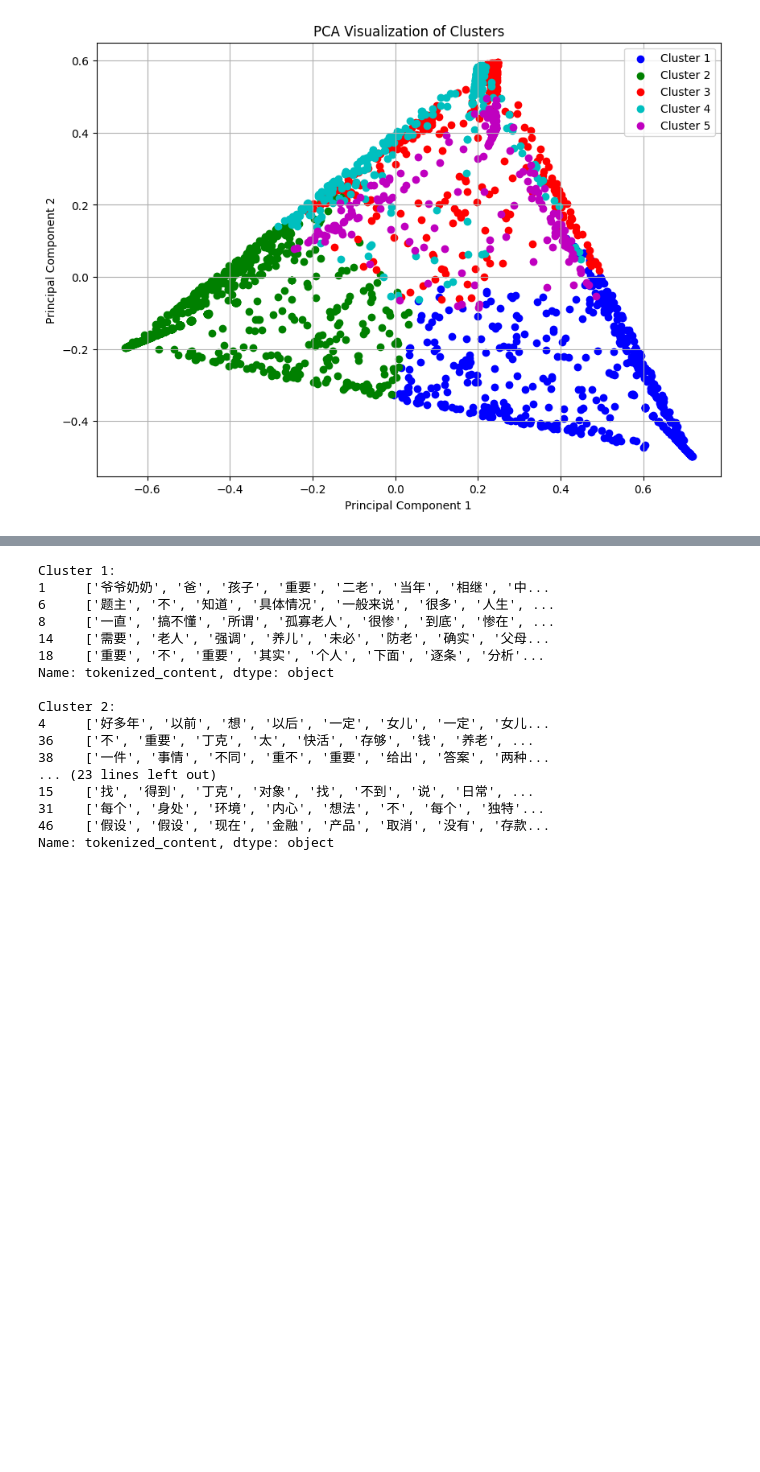
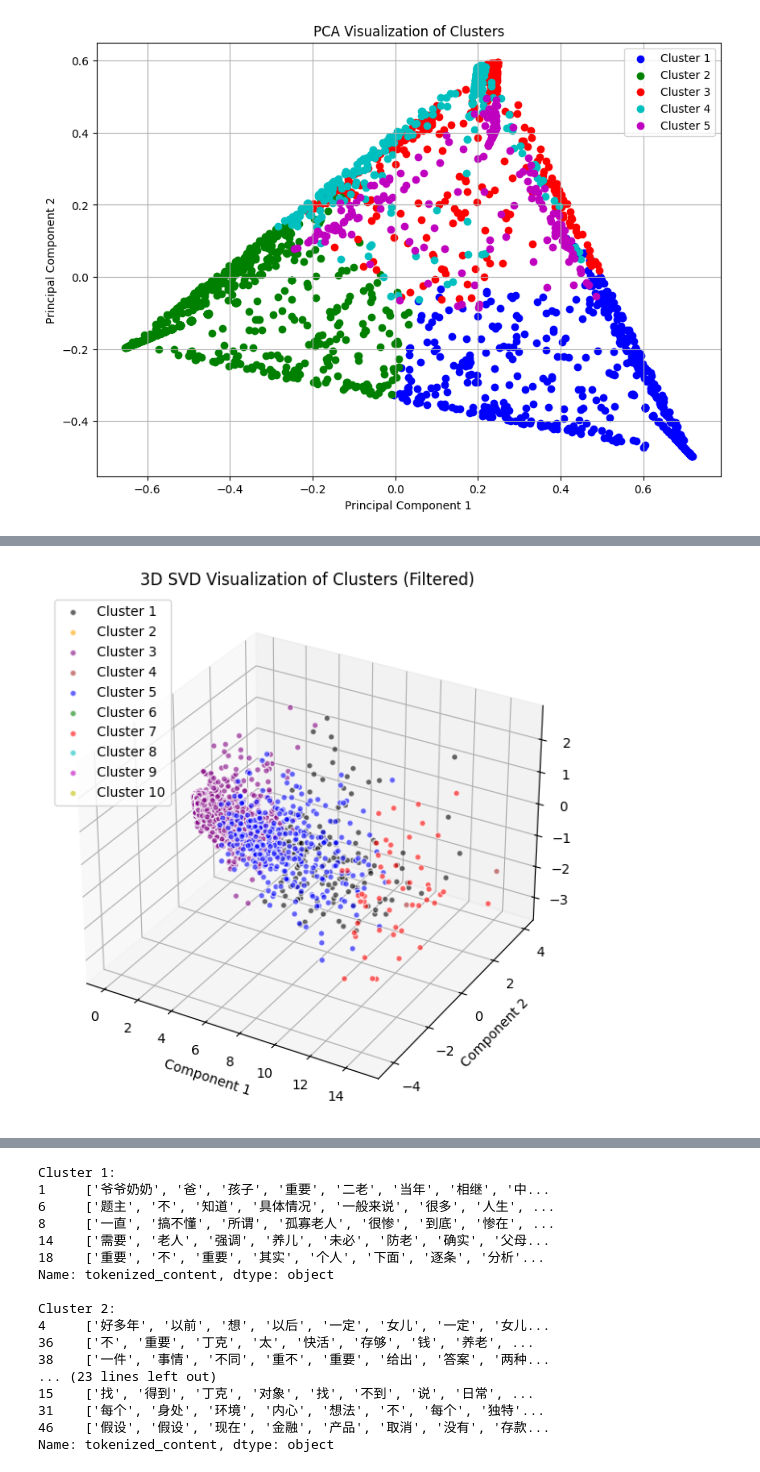
Before and after one commit to JesseLovesGrace/CN_Spectrum, a Jupyter notebook: Topics/Have_Babies/02_Have_Babies_LDA_Topic_Modeling_Aspect_Roberta_Random_Seed.ipynb, the cells around one changed output, grey strips where cells are left out. Saved outputs shown, nothing was run; the diff lists cells and outputs as text; code cells hidden in the pictures; blank space fills up the shorter version.

```diff
--- a/Topics/Have_Babies/02_Have_Babies_LDA_Topic_Modeling_Aspect_Roberta_Random_Seed.ipynb
+++ b/Topics/Have_Babies/02_Have_Babies_LDA_Topic_Modeling_Aspect_Roberta_Random_Seed.ipynb
@@ -581,0 +636,4 @@ plt.show()
+# %%
+plot_clusters_3d(dtm, lda_model, 10, 1.5)
+# %% [output]
+[figure, added]
```
Also changed, not shown: parts of 20 cells of this notebook, 2 other files.
